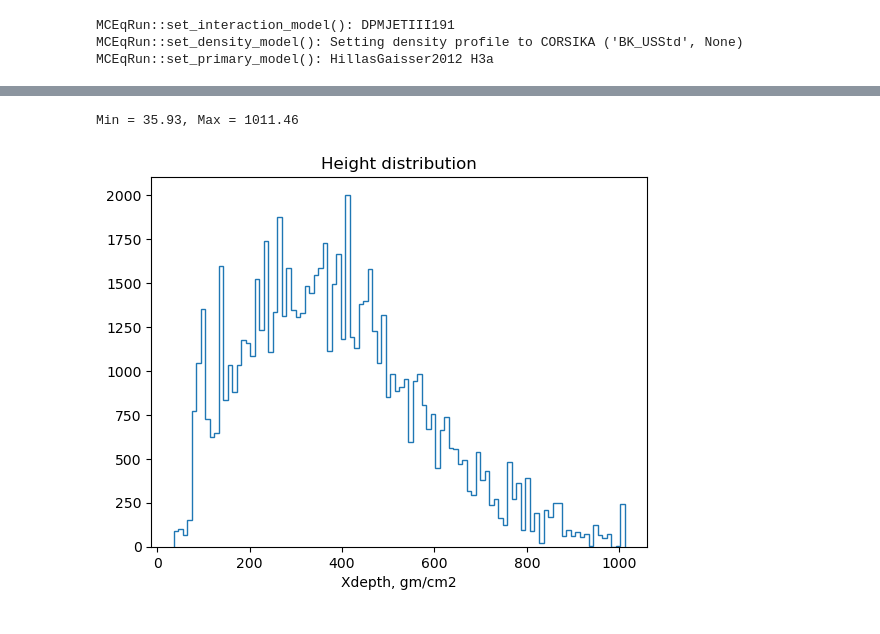
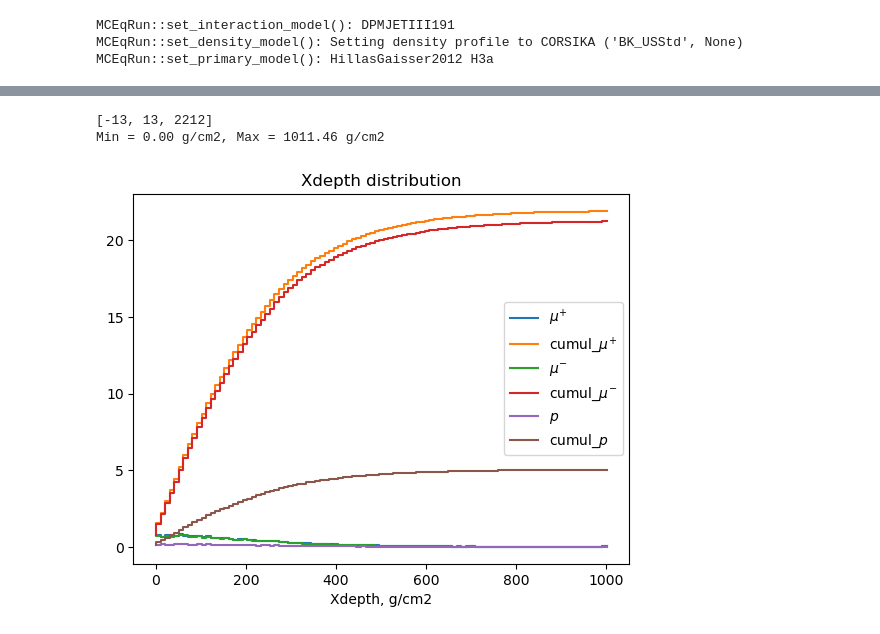
Before and after one commit to jncots/xmax_sigma, a Jupyter notebook: cascade_np/test_cas_driver.ipynb, the cells around one changed output, grey strips where cells are left out. Cells and saved outputs as stored; diff of their text form; code cells hidden in the pictures.

```diff
--- a/cascade_np/test_cas_driver.ipynb
+++ b/cascade_np/test_cas_driver.ipynb
@@ -90,8 +98,10 @@ cascade_analysis.plot_energy_list(pids = [-13, 13, 2212, 111])
-# %%
-cascade_analysis.plot_xdepth()
-# %% [output]
-Min = 35.93, Max = 1011.46
-[figure, removed]
+# %%
+cascade_analysis.plot_xdepth_list(nbins = 100,  pids = [-13, 13, 2212],
+                                  xrange = (0, 1012), per_run = True)
+# %% [output]
+[-13, 13, 2212]
+Min = 0.00 g/cm2, Max = 1011.46 g/cm2
+[figure, added]
 # %%
 cascade_analysis.plot_height_list(pids = [22, -13, 13, -11, 11], all_pids=True)
 # %% [output]
```
Also changed, not shown: parts of 10 cells of this notebook, 6 other files.
